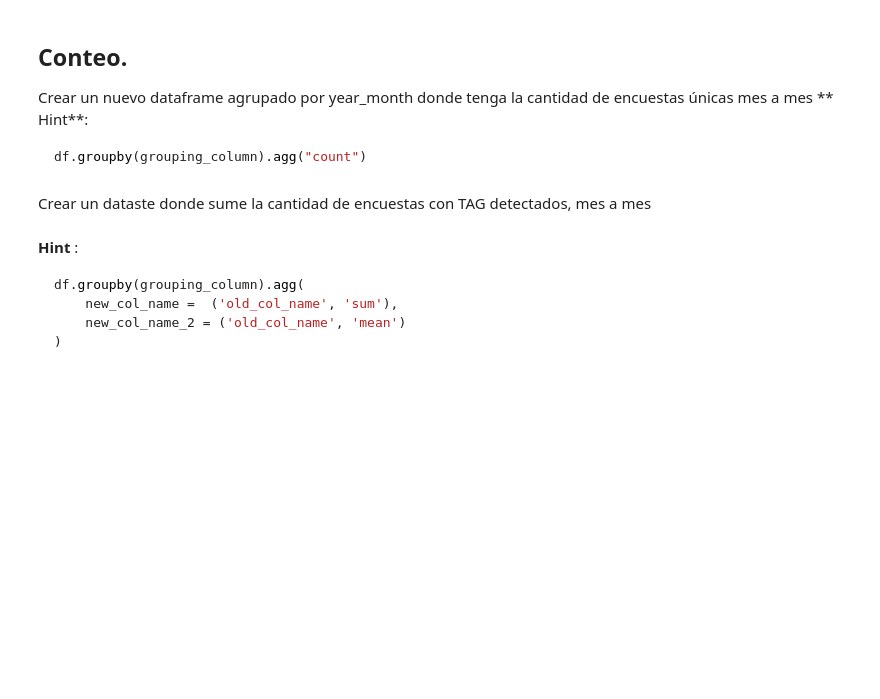
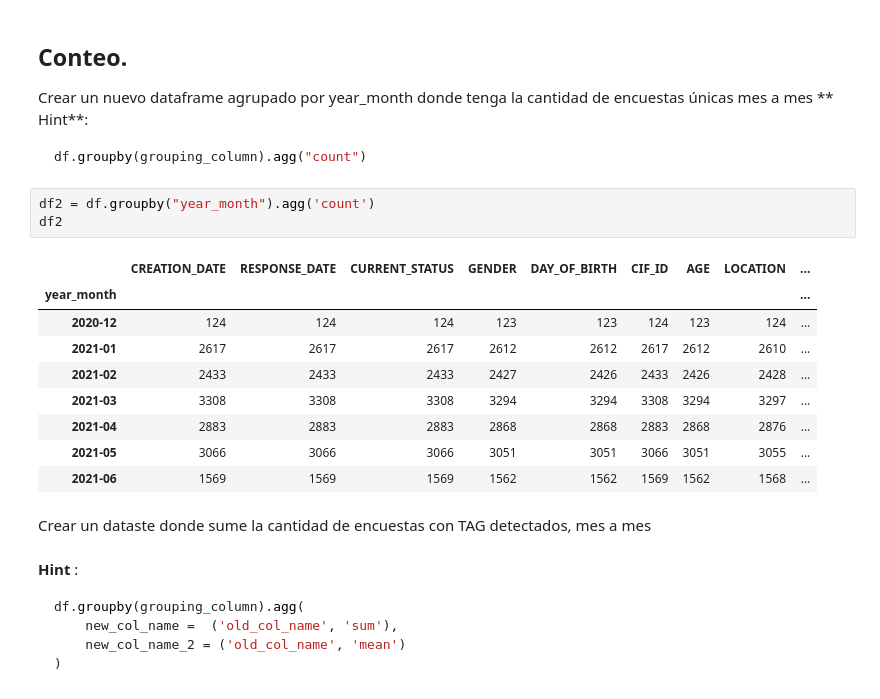
Before and after one commit to federicomoreno613/UCEMA, a Jupyter notebook: 05-viz/01_eda_nps_ejercicio.ipynb, the cells around one changed output. Drawn from its saved outputs; the diff is of its cells as text; blank space fills up the shorter version.

````diff
--- a/05-viz/01_eda_nps_ejercicio.ipynb
+++ b/05-viz/01_eda_nps_ejercicio.ipynb
@@ -206,6 +217,19 @@ Crear un nuevo dataframe agrupado por year_month donde tenga la cantidad de encu
 ```python
 df.groupby(grouping_column).agg("count")
 ```
+# %%
+df2 = df.groupby("year_month").agg('count')
+df2
+# %% [output]
+|  | CREATION_DATE | RESPONSE_DATE | CURRENT_STATUS | GENDER | DAY_OF_BIRTH | CIF_ID | AGE | LOCATION | ... |
+| year_month |  |  |  |  |  |  |  |  | ... |
+| 2020-12 | 124 | 124 | 124 | 123 | 123 | 124 | 123 | 124 | ... |
+| 2021-01 | 2617 | 2617 | 2617 | 2612 | 2612 | 2617 | 2612 | 2610 | ... |
+| 2021-02 | 2433 | 2433 | 2433 | 2427 | 2426 | 2433 | 2426 | 2428 | ... |
+| 2021-03 | 3308 | 3308 | 3308 | 3294 | 3294 | 3308 | 3294 | 3297 | ... |
+| 2021-04 | 2883 | 2883 | 2883 | 2868 | 2868 | 2883 | 2868 | 2876 | ... |
+| 2021-05 | 3066 | 3066 | 3066 | 3051 | 3051 | 3066 | 3051 | 3055 | ... |
+| 2021-06 | 1569 | 1569 | 1569 | 1562 | 1562 | 1569 | 1562 | 1568 | ... |
 # %% [markdown]
 Crear un dataste donde sume la cantidad de encuestas con TAG detectados, mes a mes
 # %% [markdown]
````
Also changed, not shown: parts of 3 cells of this notebook.
